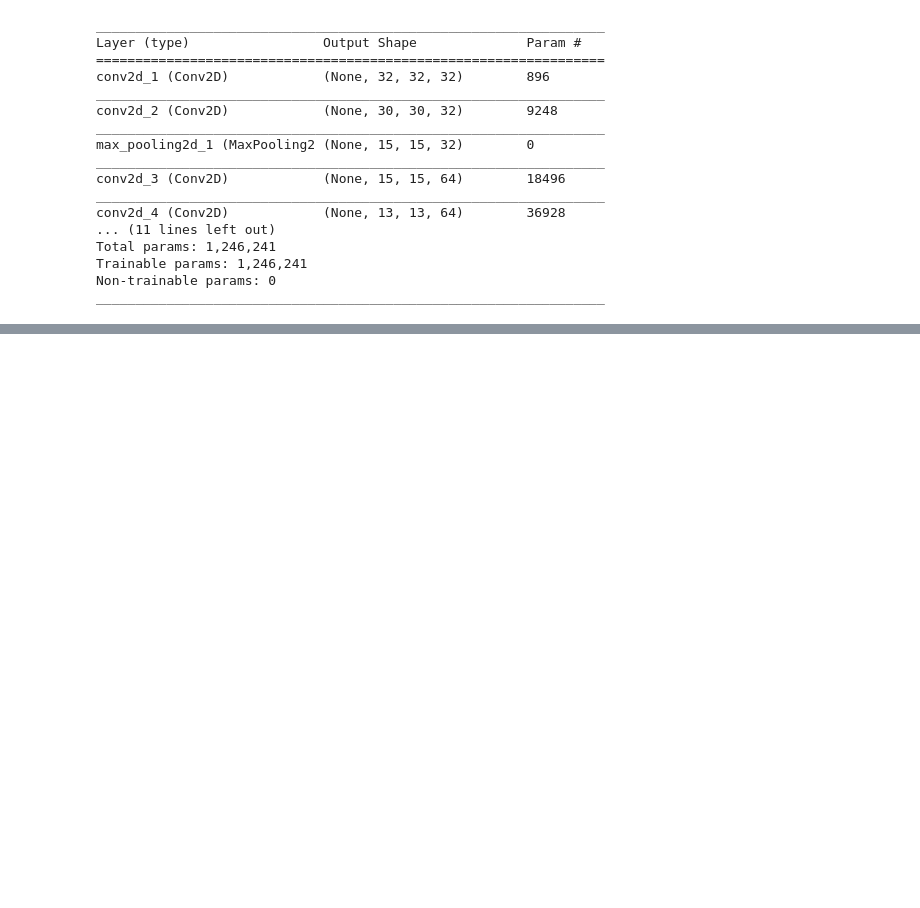
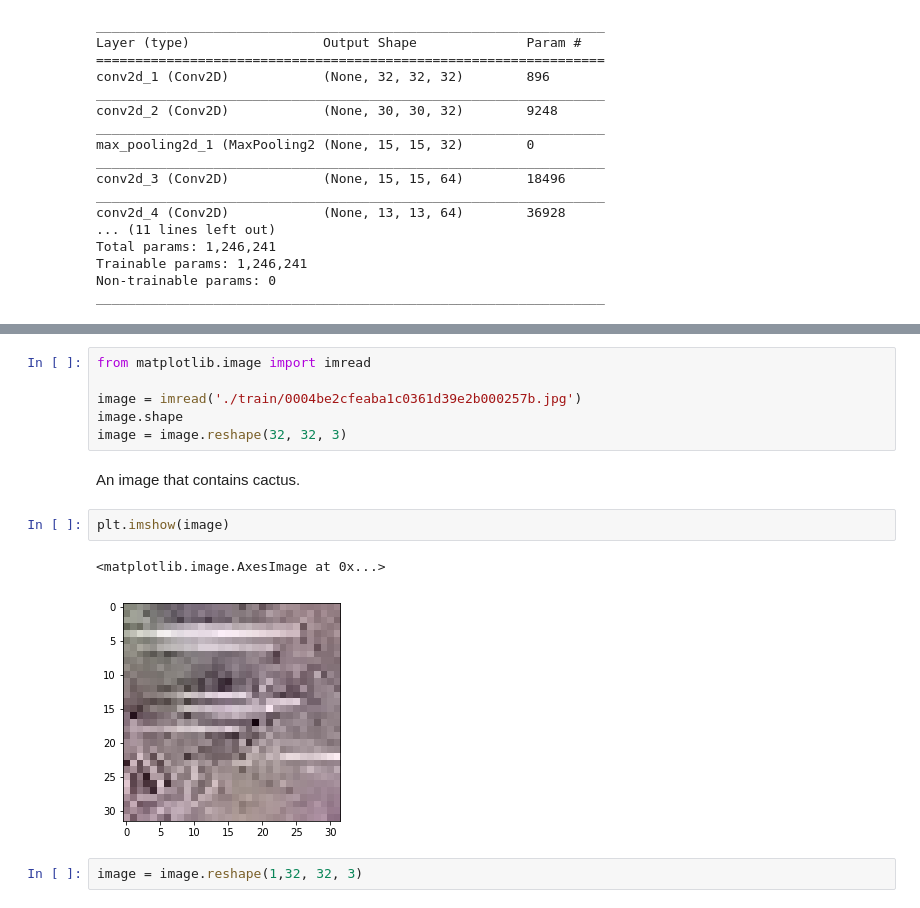
Before and after one commit to KS-D/aerial-cactus-identification, a Jupyter notebook: cactus_Id_2.ipynb, the cells around one changed output, grey strips where cells are left out. Drawn from its saved outputs; the diff is of its cells as text; blank space fills up the shorter version.

```diff
--- a/cactus_Id_2.ipynb
+++ b/cactus_Id_2.ipynb
@@ -551,0 +276,15 @@ def make_mosaic(imgs, nrows, ncols, border=1):
+# %%
+from matplotlib.image import imread
+
+image = imread('./train/0004be2cfeaba1c0361d39e2b000257b.jpg')
+image.shape
+image = image.reshape(32, 32, 3)
+# %% [markdown]
+An image that contains cactus.
+# %%
+plt.imshow(image)
+# %% [output]
+<matplotlib.image.AxesImage at 0x...>
+[figure, added]
+# %%
+image = image.reshape(1,32, 32, 3)
```
Also changed, not shown: parts of 7 cells of this notebook, 1 other file.
